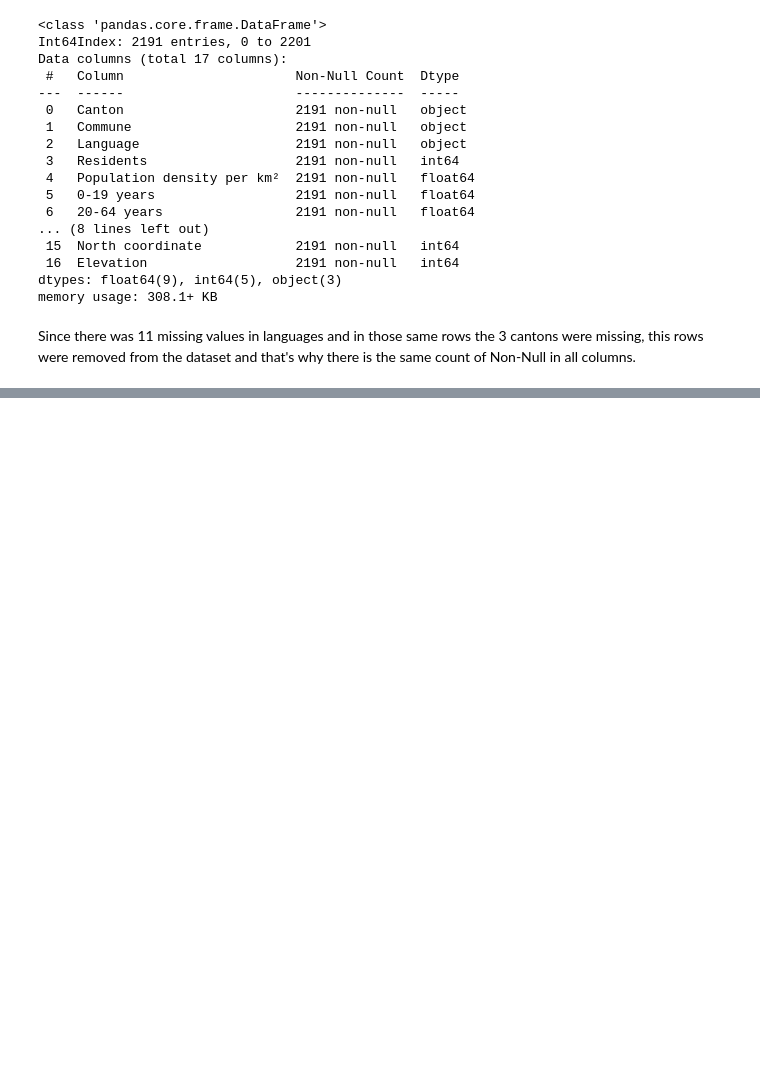
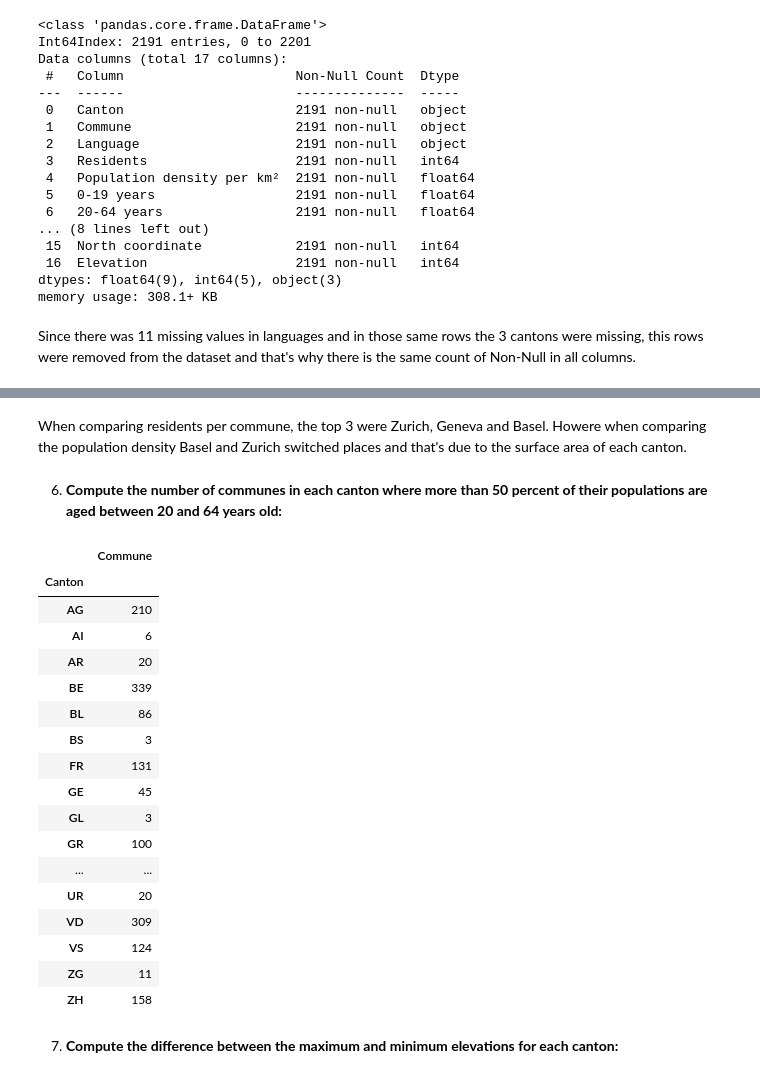
Before and after one commit to maharhandi/Intro_data_analysis, a Jupyter notebook: communes_solution.ipynb, the cells around one changed output, grey strips where cells are left out. Drawn from its saved outputs; the diff is of its cells as text; code cells hidden in the pictures; blank space fills up the shorter version.

```diff
--- a/communes_solution.ipynb
+++ b/communes_solution.ipynb
@@ -156,0 +257,27 @@ Since there was 11 missing values in languages and in those same rows the 3 cant
+# %% [markdown]
+When comparing residents per commune, the top 3 were Zurich, Geneva and Basel. Howere when comparing the population density Basel and Zurich switched places and that's due to the surface area of each canton.
+# %% [markdown]
+6. **Compute the number of communes in each canton where more than 50 percent of their populations are aged between 20 and 64 years old:**
+# %%
+df.loc[df["20-64 years"]>50,["Commune","Canton"]].groupby("Canton").count()
+# %% [output]
+|  | Commune |
+| Canton |  |
+| AG | 210 |
+| AI | 6 |
+| AR | 20 |
+| BE | 339 |
+| BL | 86 |
+| BS | 3 |
+| FR | 131 |
+| GE | 45 |
+| GL | 3 |
+| GR | 100 |
+| ... | ... |
+| UR | 20 |
+| VD | 309 |
+| VS | 124 |
+| ZG | 11 |
+| ZH | 158 |
+# %% [markdown]
+7. **Compute the difference between the maximum and minimum elevations for each canton:**
```
Also changed, not shown: parts of 19 cells of this notebook, 26 other files.
